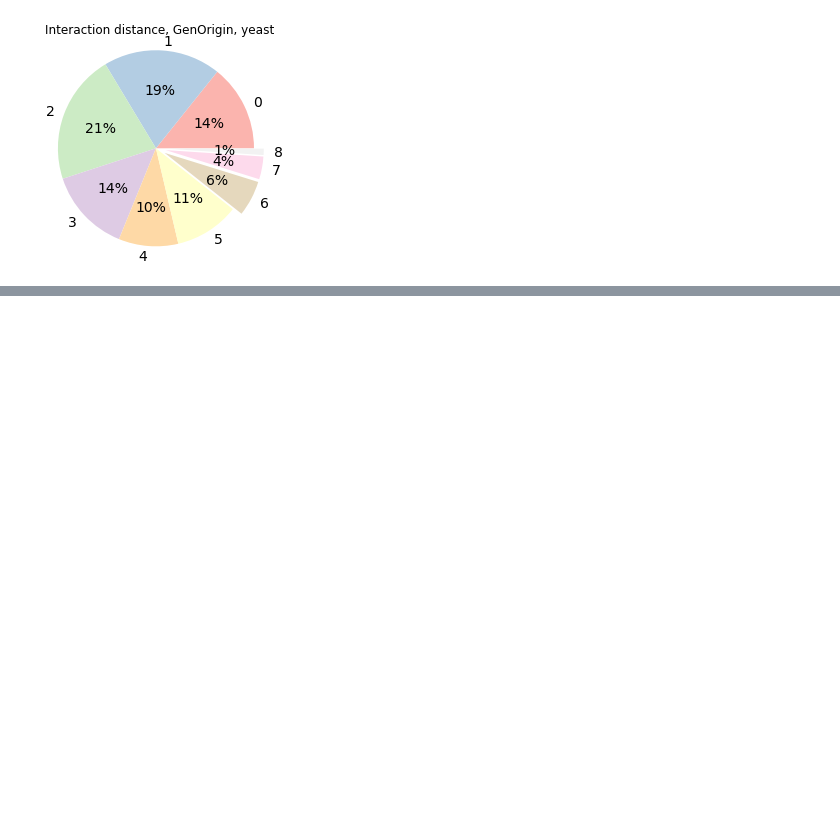
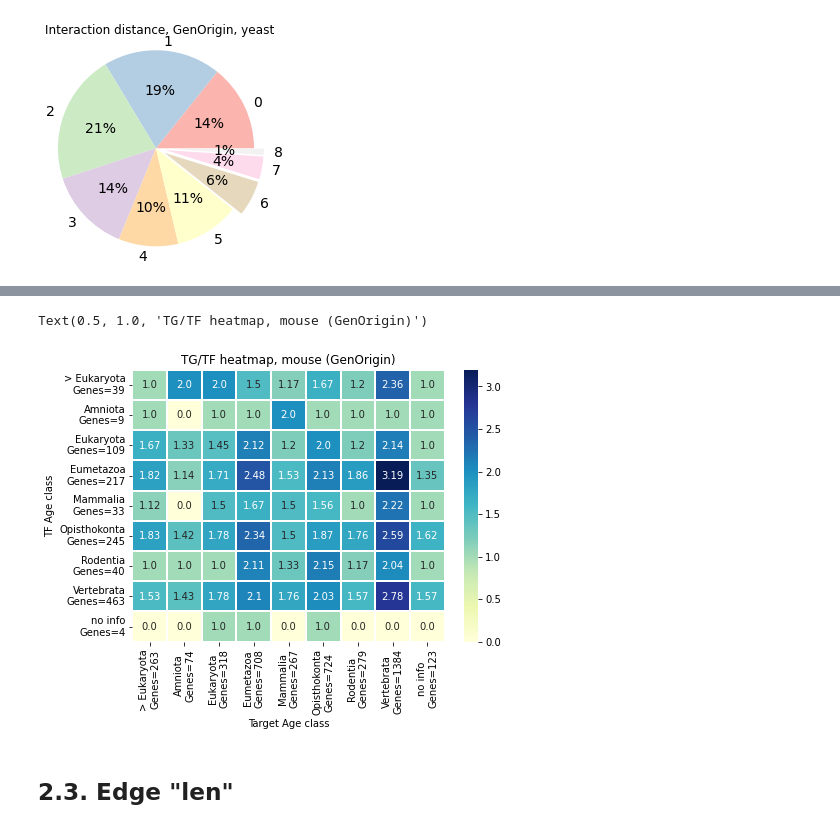
Before and after one commit to Freddsle/age_patterns, a Jupyter notebook: code/03_GenOrigin_age_classes.ipynb, the cells around one changed output, grey strips where cells are left out. Saved outputs shown, nothing was run; the diff lists cells and outputs as text; code cells hidden in the pictures; blank space fills up the shorter version.

```diff
--- a/code/03_GenOrigin_age_classes.ipynb
+++ b/code/03_GenOrigin_age_classes.ipynb
@@ -335,0 +510,14 @@ plt.show()
+# %%
+ages_list = ['no info', '> Eukaryota', 'Eukaryota', 'Opisthokonta', 'Eumetazoa', 'Vertebrata', 'Amniota',
+             'Mammalia', 'Rodentia']
+
+tf_tg_count = heatmap_m.copy()
+
+for tf_age in ages_list:
+    for tg_age in ages_list:
+        new_table = mouse_data[(mouse_data.Tg_age == tg_age) & (mouse_data.Tf_age == tf_age)]
+        if new_table[['TF']].nunique().iloc[0] != 0:
+            new_value = new_table[['Target']].nunique().iloc[0] / new_table[['TF']].nunique().iloc[0]
+        else:
+            new_value = 0
+        tf_tg_count.loc[tf_age, tg_age] = new_value
@@ -335,0 +541,36 @@ plt.show()
+# %%
+plt.rcParams["figure.figsize"] = 7, 5
+
+xlabels = ['> Eukaryota', 'Amniota', 'Eukaryota', 'Eumetazoa', 'Mammalia',
+           'Opisthokonta', 'Rodentia','Vertebrata', 'no info']
+ylabels = ['> Eukaryota', 'Amniota', 'Eukaryota', 'Eumetazoa', 'Mammalia',
+           'Opisthokonta', 'Rodentia','Vertebrata', 'no info']
+
+x_axis_labels = []
+y_axis_labels = []
+
+for label in xlabels:
+    x_axis_labels.append(f'{label}\nGenes={tg_ages_count[tg_ages_count.Tg_age == label].Target.iloc[0]}')
+
+
+for label in ylabels:
+    y_axis_labels.append(f'{label}\nGenes={tf_ages_count[tf_ages_count.Tf_age == label].TF.iloc[0]}')
+
+s = sns.heatmap(tf_tg_count,
+                xticklabels=x_axis_labels,
+                yticklabels=y_axis_labels,
+                annot=True,
+                fmt=".3",
+                cmap="YlGnBu",
+                linewidths=1.5)
+
+s.set(xlabel='Target Age class', ylabel='TF Age class')
+plt.title('TG/TF heatmap, mouse (GenOrigin)')
+
+#plt.savefig('../data/03_plots/mouse_heatmap_02.png')
+#plt.close()
+# %% [output]
+Text(0.5, 1.0, 'TG/TF heatmap, mouse (GenOrigin)')
+[figure, added]
+# %% [markdown]
+## 2.3. Edge "len"  <a name="Mouse_len"></a>
```
Also changed, not shown: parts of 26 cells of this notebook, 12 other files.
